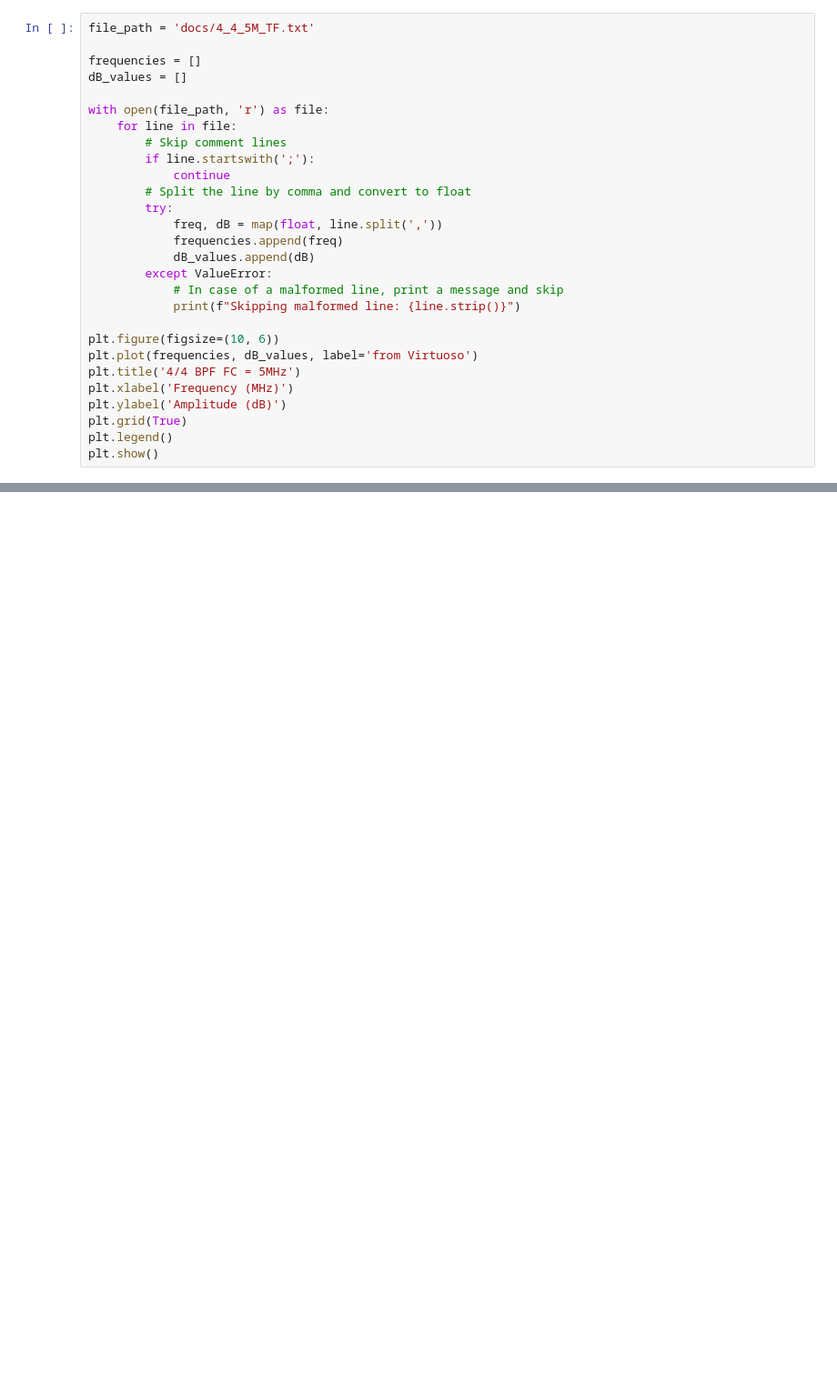
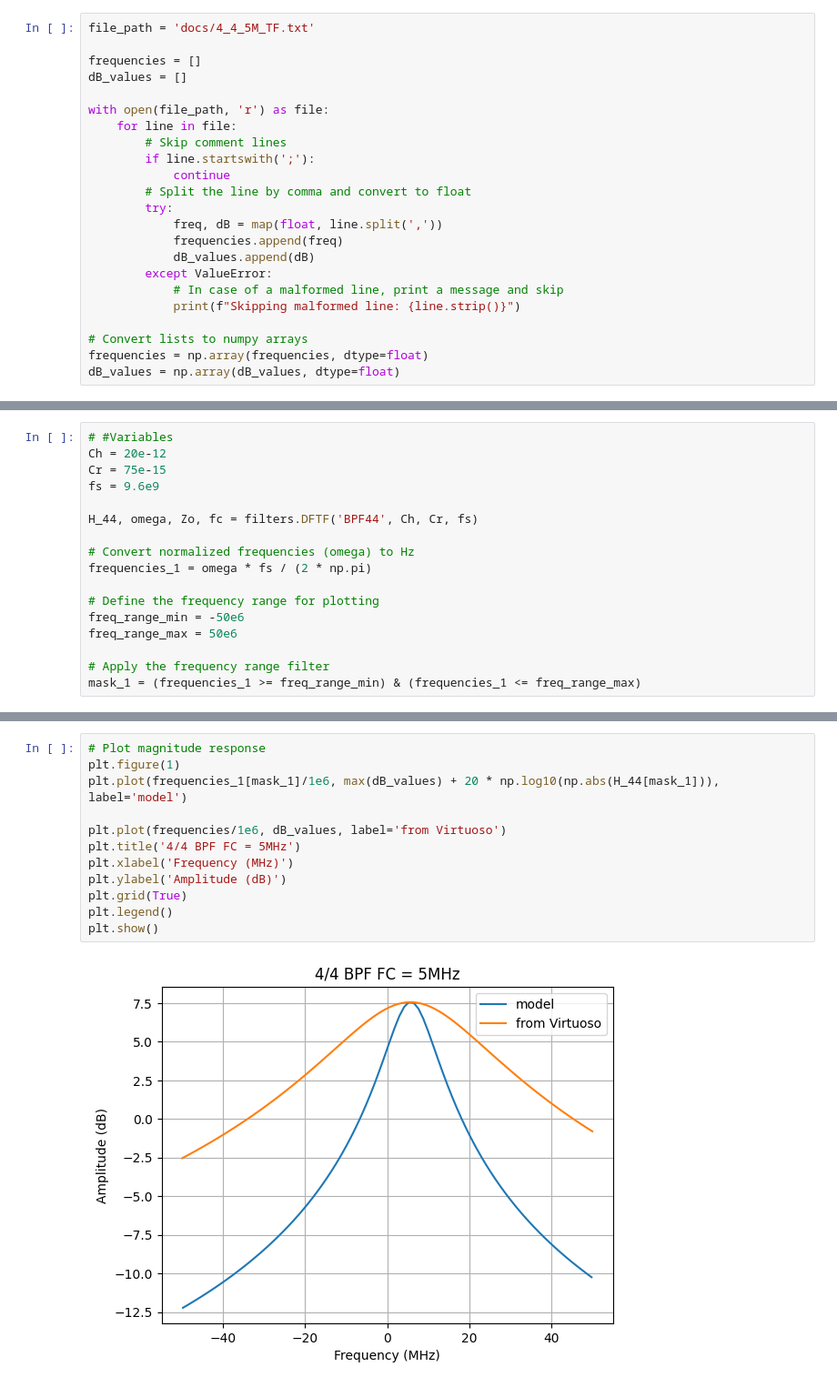
Before and after one commit to arthurmorbach/dt-filters, a Jupyter notebook: tf_comparison.ipynb, the cells around one changed output, grey strips where cells are left out. Shown: that part at 91% size. Saved outputs shown, nothing was run; the diff lists cells and outputs as text; blank space fills up the shorter version.

```diff
--- a/tf_comparison.ipynb
+++ b/tf_comparison.ipynb
@@ -20,11 +24,6 @@ with open(file_path, 'r') as file:
             # In case of a malformed line, print a message and skip
             print(f"Skipping malformed line: {line.strip()}")
 
-plt.figure(figsize=(10, 6))
-plt.plot(frequencies, dB_values, label='from Virtuoso')
-plt.title('4/4 BPF FC = 5MHz')
-plt.xlabel('Frequency (MHz)')
-plt.ylabel('Amplitude (dB)')
-plt.grid(True)
-plt.legend()
-plt.show()
+# Convert lists to numpy arrays
+frequencies = np.array(frequencies, dtype=float)
+dB_values = np.array(dB_values, dtype=float)
@@ -32,0 +32,17 @@ plt.show()
+# %%
+# #Variables
+Ch = 20e-12
+Cr = 75e-15
+fs = 9.6e9
+
+H_44, omega, Zo, fc = filters.DFTF('BPF44', Ch, Cr, fs)
+
+# Convert normalized frequencies (omega) to Hz
+frequencies_1 = omega * fs / (2 * np.pi)
+
+# Define the frequency range for plotting
+freq_range_min = -50e6
+freq_range_max = 50e6
+
+# Apply the frequency range filter
+mask_1 = (frequencies_1 >= freq_range_min) & (frequencies_1 <= freq_range_max)
@@ -32,0 +57,14 @@ plt.show()
+# %%
+# Plot magnitude response
+plt.figure(1)
+plt.plot(frequencies_1[mask_1]/1e6, max(dB_values) + 20 * np.log10(np.abs(H_44[mask_1])), label='model')
+
+plt.plot(frequencies/1e6, dB_values, label='from Virtuoso')
+plt.title('4/4 BPF FC = 5MHz')
+plt.xlabel('Frequency (MHz)')
+plt.ylabel('Amplitude (dB)')
+plt.grid(True)
+plt.legend()
+plt.show()
+# %% [output]
+[figure, added]
```
Also changed, not shown: parts of 6 cells of this notebook.
